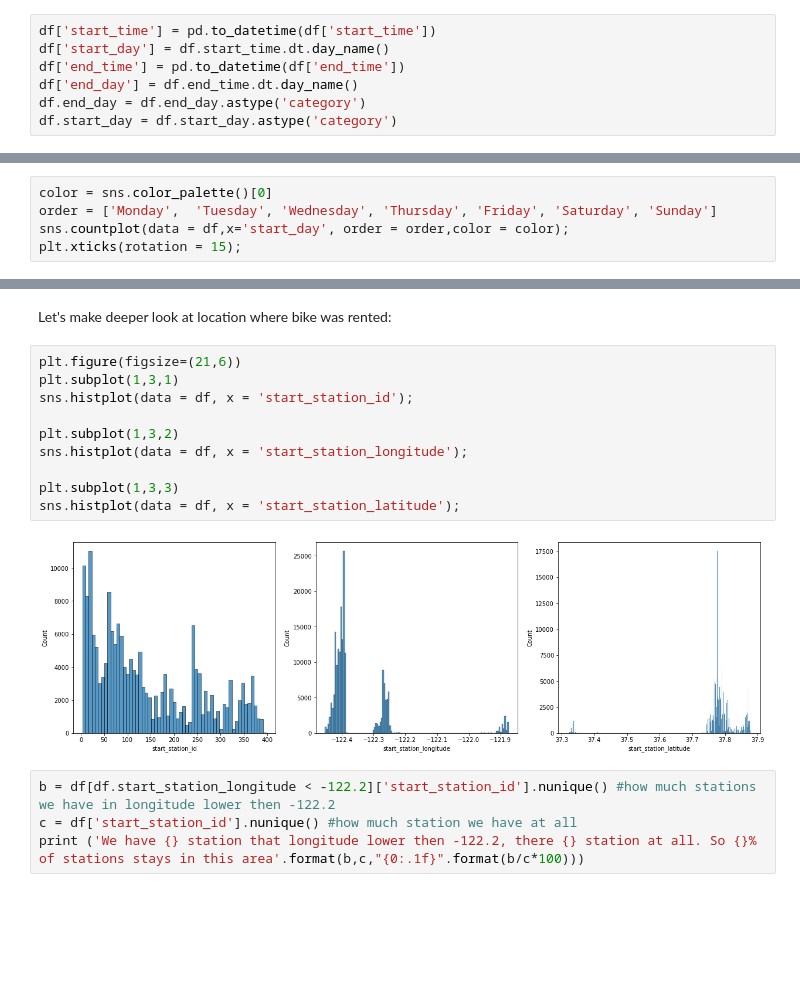
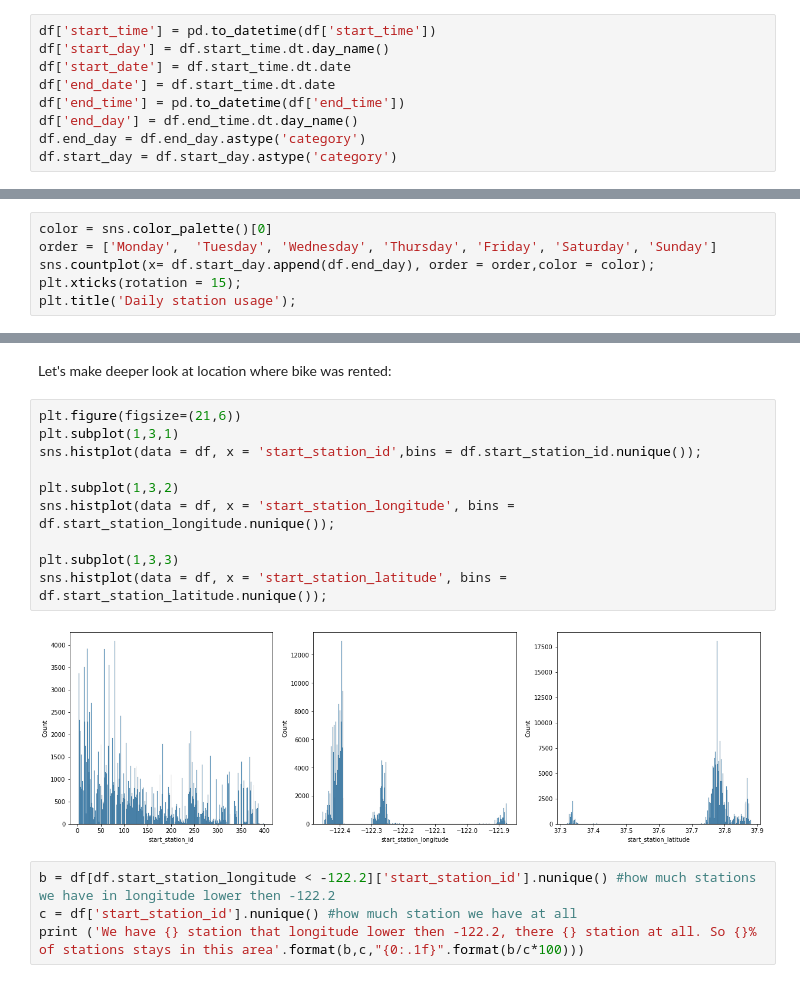
Before and after one commit to Zwuka/Udacity_data_visualization, a Jupyter notebook: Part_I_exploration_template.ipynb, the cells around one changed output, grey strips where cells are left out. Drawn from its saved outputs; the diff is of its cells as text; blank space fills up the shorter version.

```diff
--- a/Part_I_exploration_template.ipynb
+++ b/Part_I_exploration_template.ipynb
@@ -97,6 +99,8 @@ Start and end time should be transformed to datetime objects, also I should add
 # %%
 df['start_time'] = pd.to_datetime(df['start_time'])
 df['start_day'] = df.start_time.dt.day_name()
+df['start_date'] = df.start_time.dt.date
+df['end_date'] = df.start_time.dt.date
 df['end_time'] = pd.to_datetime(df['end_time'])
 df['end_day'] = df.end_time.dt.day_name()
 df.end_day = df.end_day.astype('category')
@@ -250,6 +232,7 @@ df.hist(figsize=(20,20));
 # %%
 color = sns.color_palette()[0]
 order = ['Monday',  'Tuesday', 'Wednesday', 'Thursday', 'Friday', 'Saturday', 'Sunday']
-sns.countplot(data = df,x='start_day', order = order,color = color);
+sns.countplot(x= df.start_day.append(df.end_day), order = order,color = color);
 plt.xticks(rotation = 15);
+plt.title('Daily station usage');
 # %% [output]
@@ -347,15 +333,15 @@ Let's make deeper look at location where bike was rented:
 # %%
 plt.figure(figsize=(21,6))
 plt.subplot(1,3,1)
-sns.histplot(data = df, x = 'start_station_id');
+sns.histplot(data = df, x = 'start_station_id',bins = df.start_station_id.nunique());
 
 plt.subplot(1,3,2)
-sns.histplot(data = df, x = 'start_station_longitude');
+sns.histplot(data = df, x = 'start_station_longitude', bins = df.start_station_longitude.nunique());
 
 plt.subplot(1,3,3)
-sns.histplot(data = df, x = 'start_station_latitude');
+sns.histplot(data = df, x = 'start_station_latitude', bins = df.start_station_latitude.nunique());
 # %% [output]
-[figure, old version]
+[figure, new version]
 # %%
 b = df[df.start_station_longitude < -122.2]['start_station_id'].nunique() #how much stations we have in longitude lower then -122.2
 c = df['start_station_id'].nunique() #how much station we have at all
```
Also changed, not shown: parts of 90 cells of this notebook, 3 other files.
